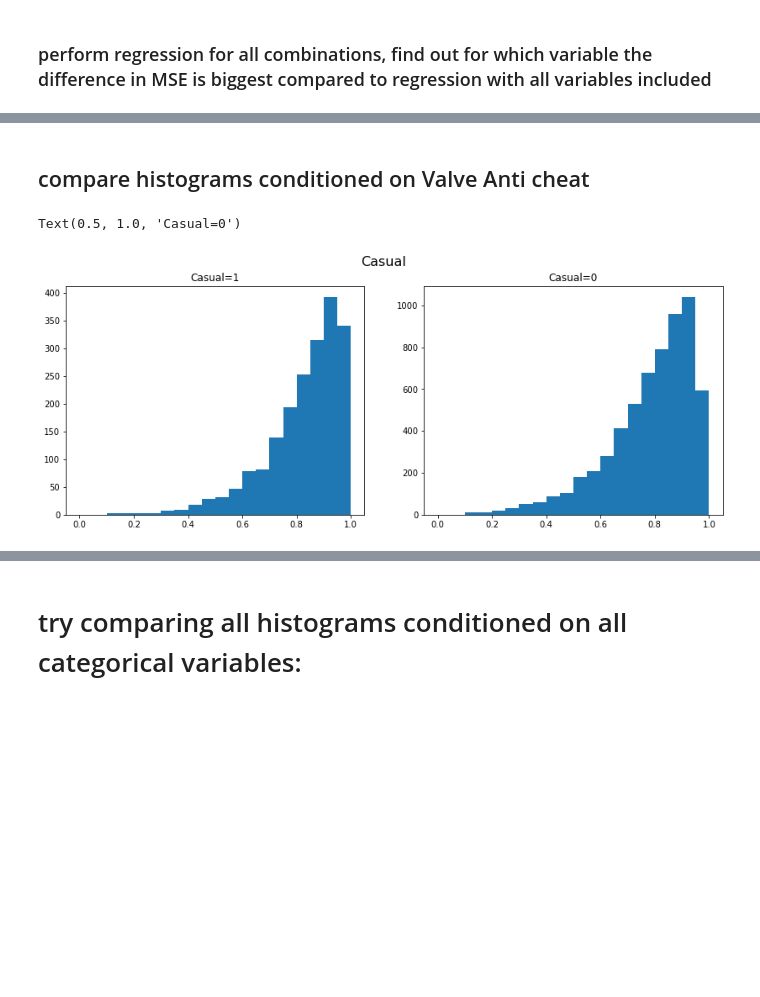
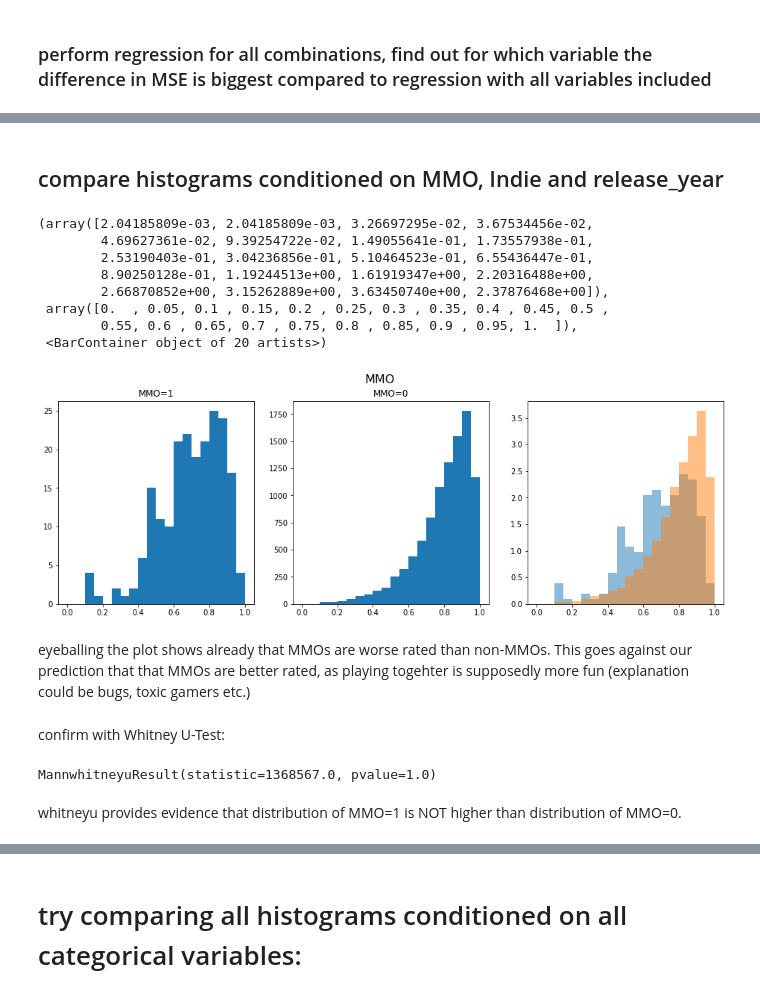
Before and after one commit to emilbreustedt/data-literacy-steam-project, a Jupyter notebook: predictor.ipynb, the cells around one changed output, grey strips where cells are left out. Saved outputs shown, nothing was run; the diff lists cells and outputs as text; code cells hidden in the pictures; blank space fills up the shorter version.

Commit message:
Add files via upload
tried removing highly correlated IVs, added whitney U test and plots for some IVs, did some cleaning up, fixed major error in normalization

```diff
--- a/predictor.ipynb
+++ b/predictor.ipynb
@@ -30,4 +34,2 @@ df
 # %% [markdown]
 # Fitting linear regression with all variables
-# %%
-df.drop(["total_positive", "total_reviews"], axis=1, inplace=True)
@@ -36,2 +35,0 @@ KeyError: "['total_positive' 'total_reviews'] not found in axis"
-# %%
-df.drop(['Remote Play auf Tablets'], axis=1, inplace=True)
@@ -65,0 +171,2 @@ bars = df.corr()['score'].sort_values(ascending=False).plot(kind='bar')
+# %%
+df.drop("Remote Play Together", axis=1, inplace=True)
@@ -603,17 +626,36 @@ df.columns[min_idx]
 # %% [markdown]
-## compare histograms conditioned on Valve Anti cheat
+## compare histograms conditioned on MMO, Indie and release_year
 # %%
 #df.loc[df['Valve Anti-Cheat enabled'] == 1]["score"]
 # %%
 bins = np.linspace(0,1,21)
-fig, (ax1, ax2) = plt.subplots(1, 2,figsize=(14, 5))
-fig.suptitle('Casual', fontsize=16)
-ax1.hist(df.loc[df['Casual'] == 1]["score"],bins)
-ax2.hist(df.loc[df['Casual'] == 0]["score"],bins)
-ax1.set_title("Casual=1")
-ax2.set_title("Casual=0")
+fig, (ax1, ax2, ax3) = plt.subplots(1, 3,figsize=(16, 5))
+fig.suptitle('MMO', fontsize=16)
+ax1.hist(df.loc[df['MMO'] == 1]["score"],bins)
+ax2.hist(df.loc[df["MMO"] == 0]["score"],bins)
+ax1.set_title("MMO=1")
+ax2.set_title("MMO=0")
+ax3.hist(df.loc[df['MMO'] == 1]["score"],bins, density=True, alpha=0.5)
+ax3.hist(df.loc[df["MMO"] == 0]["score"],bins, density=True, alpha=0.5)
 # %% [output]
-Text(0.5, 1.0, 'Casual=0')
+(array([2.04185809e-03, 2.04185809e-03, 3.26697295e-02, 3.67534456e-02,
+        4.69627361e-02, 9.39254722e-02, 1.49055641e-01, 1.73557938e-01,
+        2.53190403e-01, 3.04236856e-01, 5.10464523e-01, 6.55436447e-01,
+        8.90250128e-01, 1.19244513e+00, 1.61919347e+00, 2.20316488e+00,
+        2.66870852e+00, 3.15262889e+00, 3.63450740e+00, 2.37876468e+00]),
+ array([0.  , 0.05, 0.1 , 0.15, 0.2 , 0.25, 0.3 , 0.35, 0.4 , 0.45, 0.5 ,
+        0.55, 0.6 , 0.65, 0.7 , 0.75, 0.8 , 0.85, 0.9 , 0.95, 1.  ]),
+ <BarContainer object of 20 artists>)
-[figure, old version]
+[figure, new version]
+# %% [markdown]
+eyeballing the plot shows already that MMOs are worse rated than non-MMOs. This goes against our prediction that that MMOs are better rated, as playing togehter is supposedly more fun (explanation could be bugs, toxic gamers etc.)
+# %% [markdown]
+confirm with Whitney U-Test:
+# %%
+stats.mannwhitneyu(df.loc[df["MMO"] == 0]["score"], df.loc[df['MMO'] == 1]["score"],alternative="less")
+# %% [output]
+MannwhitneyuResult(statistic=1368567.0, pvalue=1.0)
+# %% [markdown]
+whitneyu provides evidence that distribution of MMO=1 is NOT higher than distribution of MMO=0.
 # %%
 bins = np.linspace(0,1,21)
```
Also changed, not shown: parts of 188 cells of this notebook.
